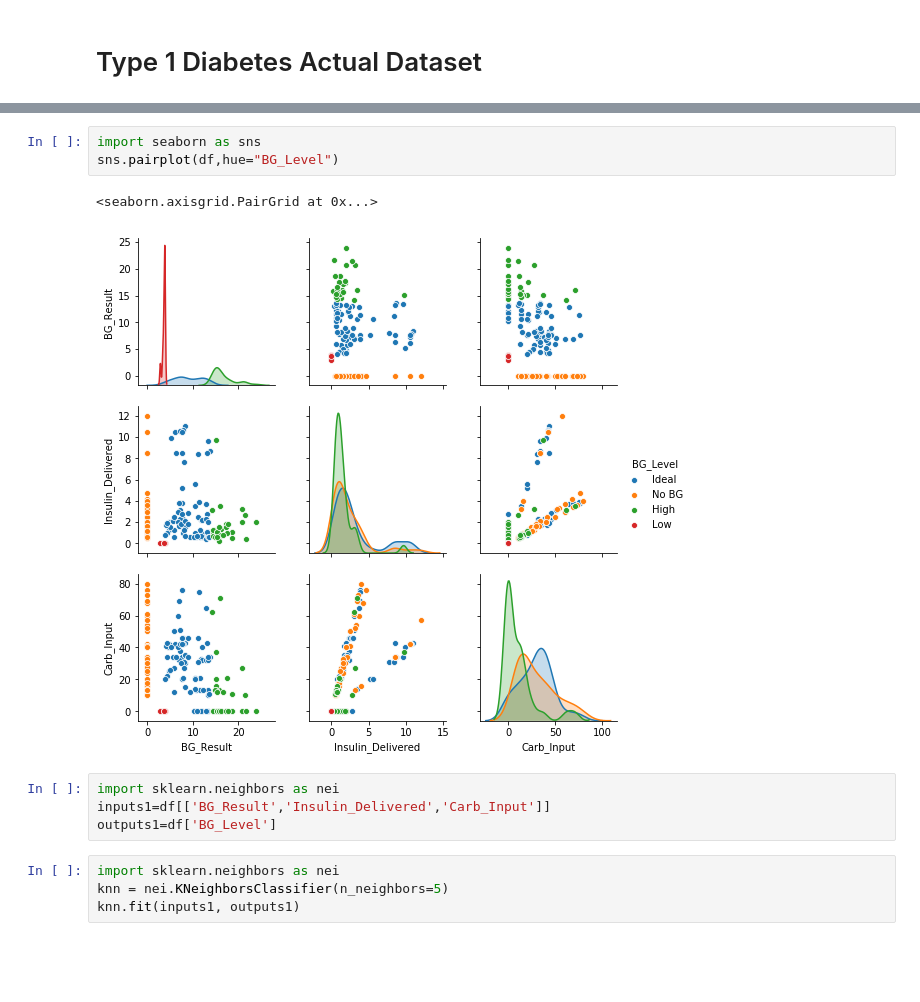
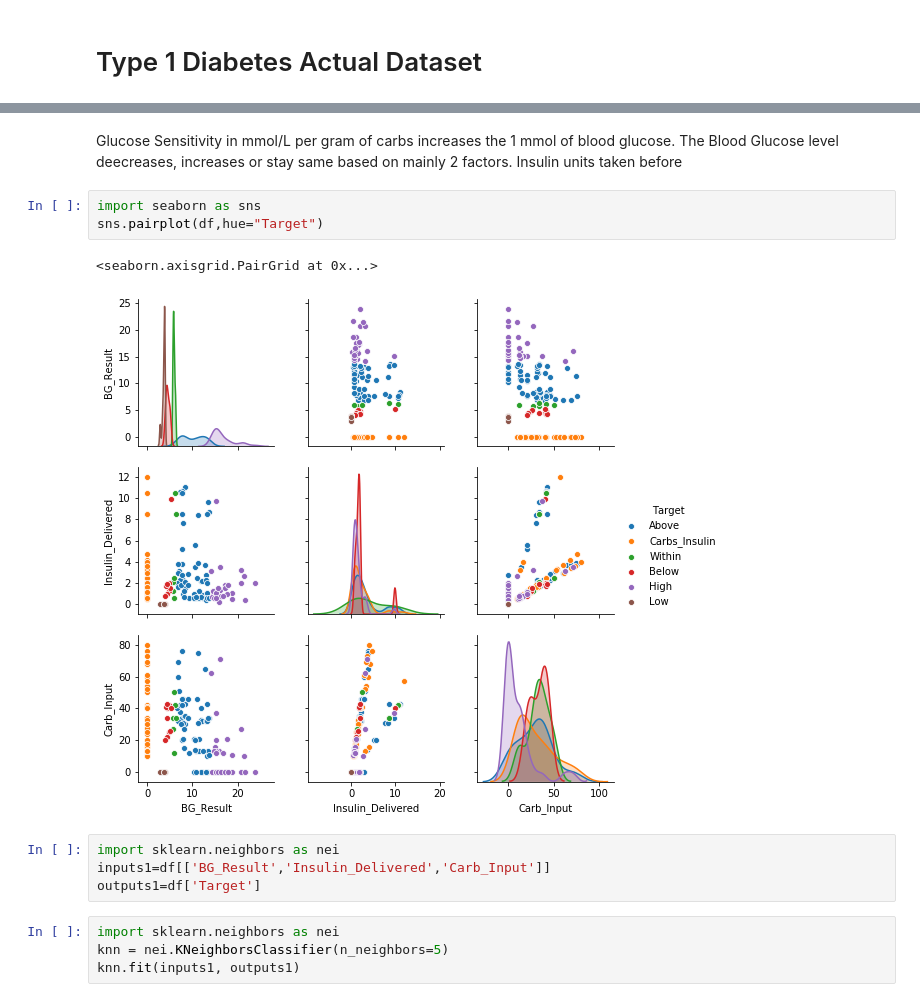
Before and after one commit to babubaskaran/ProgDA_Project, a Jupyter notebook: ProgDA_Project.ipynb, the cells around one changed output, grey strips where cells are left out. Cells and saved outputs as stored; diff of their text form; blank space fills up the shorter version.

Commit message:
continue with plotting and simulating the dataset

```diff
--- a/ProgDA_Project.ipynb
+++ b/ProgDA_Project.ipynb
@@ -79,13 +98,15 @@ df.describe()
+# %% [markdown]
+Glucose Sensitivity in mmol/L per gram of carbs increases the 1 mmol of blood glucose.  The Blood Glucose level deecreases, increases or stay same based on mainly 2 factors.  Insulin units taken before
 # %%
 import seaborn as sns
-sns.pairplot(df,hue="BG_Level")
+sns.pairplot(df,hue="Target")
 # %% [output]
 <seaborn.axisgrid.PairGrid at 0x...>
-[figure, old version]
+[figure, new version]
 # %%
 import sklearn.neighbors as nei
 inputs1=df[['BG_Result','Insulin_Delivered','Carb_Input']]
-outputs1=df['BG_Level']
+outputs1=df['Target']
 # %%
 import sklearn.neighbors as nei
 knn = nei.KNeighborsClassifier(n_neighbors=5)
```
Also changed, not shown: parts of 11 cells of this notebook, 1 other file.
